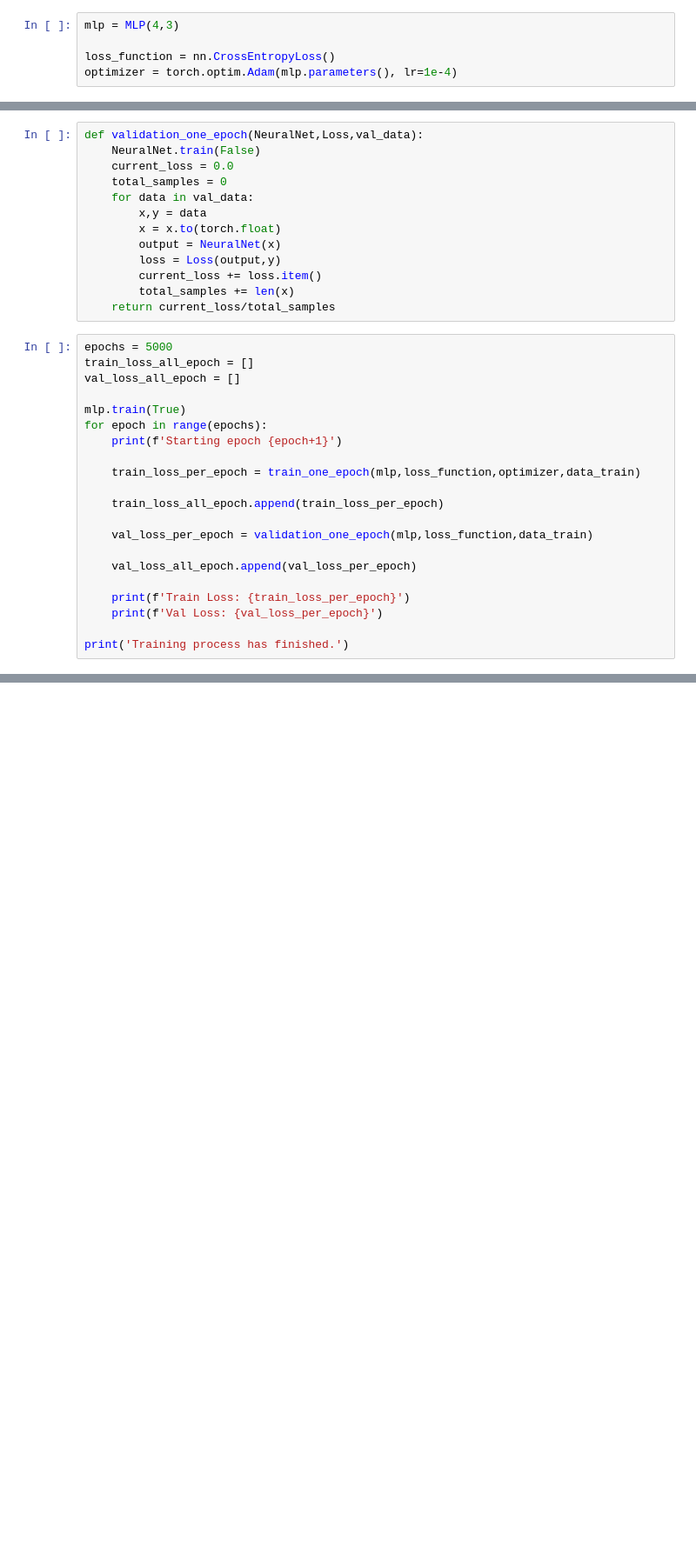
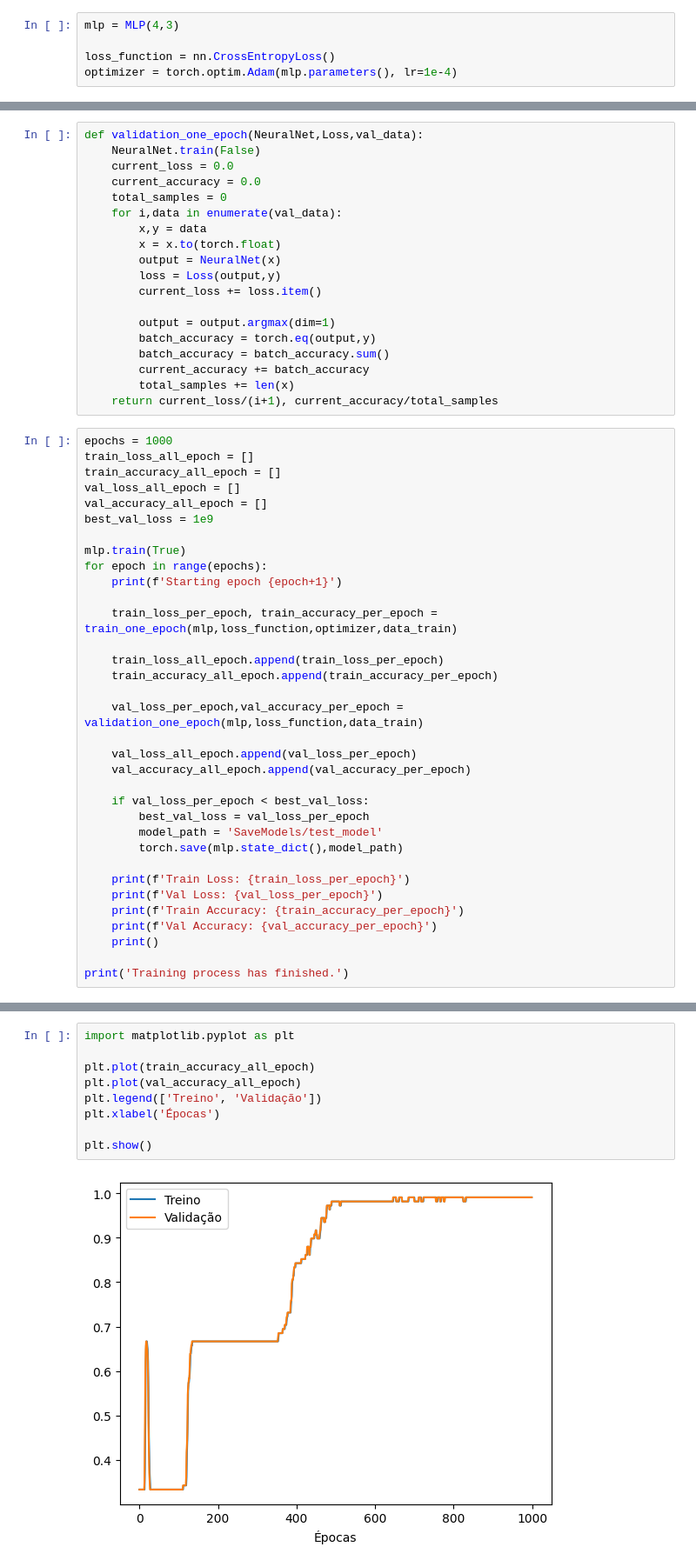
Before and after one commit to rfps09/Monitoria, a Jupyter notebook: RedeNeurais/pytorch/iris/iris.ipynb, the cells around one changed output, grey strips where cells are left out. Shown at 87% size. Cells and saved outputs as stored; diff of their text form; blank space fills up the shorter version.

```diff
--- a/RedeNeurais/pytorch/iris/iris.ipynb
+++ b/RedeNeurais/pytorch/iris/iris.ipynb
@@ -78,34 +84,53 @@ def train_one_epoch(NeuralNet,Loss,Optimizer,data_treino):
 def validation_one_epoch(NeuralNet,Loss,val_data):
     NeuralNet.train(False)
     current_loss = 0.0
+    current_accuracy = 0.0
     total_samples = 0
-    for data in val_data:
+    for i,data in enumerate(val_data):
         x,y = data
         x = x.to(torch.float)
         output = NeuralNet(x)
         loss = Loss(output,y)
         current_loss += loss.item()
+
+        output = output.argmax(dim=1)
+        batch_accuracy = torch.eq(output,y)
+        batch_accuracy = batch_accuracy.sum()
+        current_accuracy += batch_accuracy
         total_samples += len(x)
-    return current_loss/total_samples
+    return current_loss/(i+1), current_accuracy/total_samples
 # %%
-epochs = 5000
+epochs = 1000
 train_loss_all_epoch = []
+train_accuracy_all_epoch = []
 val_loss_all_epoch = []
+val_accuracy_all_epoch = []
+best_val_loss = 1e9
 
 mlp.train(True)
 for epoch in range(epochs):
     print(f'Starting epoch {epoch+1}')
 
-    train_loss_per_epoch = train_one_epoch(mlp,loss_function,optimizer,data_train)
+    train_loss_per_epoch, train_accuracy_per_epoch = train_one_epoch(mlp,loss_function,optimizer,data_train)
 
     train_loss_all_epoch.append(train_loss_per_epoch)
+    train_accuracy_all_epoch.append(train_accuracy_per_epoch)
 
-    val_loss_per_epoch = validation_one_epoch(mlp,loss_function,data_train)
+    val_loss_per_epoch,val_accuracy_per_epoch = validation_one_epoch(mlp,loss_function,data_train)
 
     val_loss_all_epoch.append(val_loss_per_epoch)
+    val_accuracy_all_epoch.append(val_accuracy_per_epoch)
+
+    if val_loss_per_epoch < best_val_loss:
+        best_val_loss = val_loss_per_epoch
+        model_path = 'SaveModels/test_model'
+        torch.save(mlp.state_dict(),model_path)
 
     print(f'Train Loss: {train_loss_per_epoch}')
     print(f'Val Loss: {val_loss_per_epoch}')
+    print(f'Train Accuracy: {train_accuracy_per_epoch}')
+    print(f'Val Accuracy: {val_accuracy_per_epoch}')
+    print()
 
 print('Training process has finished.')
 # %% [output]
@@ -138,3 +165,14 @@ plt.show()
+# %%
+import matplotlib.pyplot as plt
+
+plt.plot(train_accuracy_all_epoch)
+plt.plot(val_accuracy_all_epoch)
+plt.legend(['Treino', 'Validação'])
+plt.xlabel('Épocas')
+
+plt.show()
+# %% [output]
+[figure, added]
 # %%
 from sklearn.metrics import classification_report
 
```
Also changed, not shown: parts of 6 cells of this notebook.
